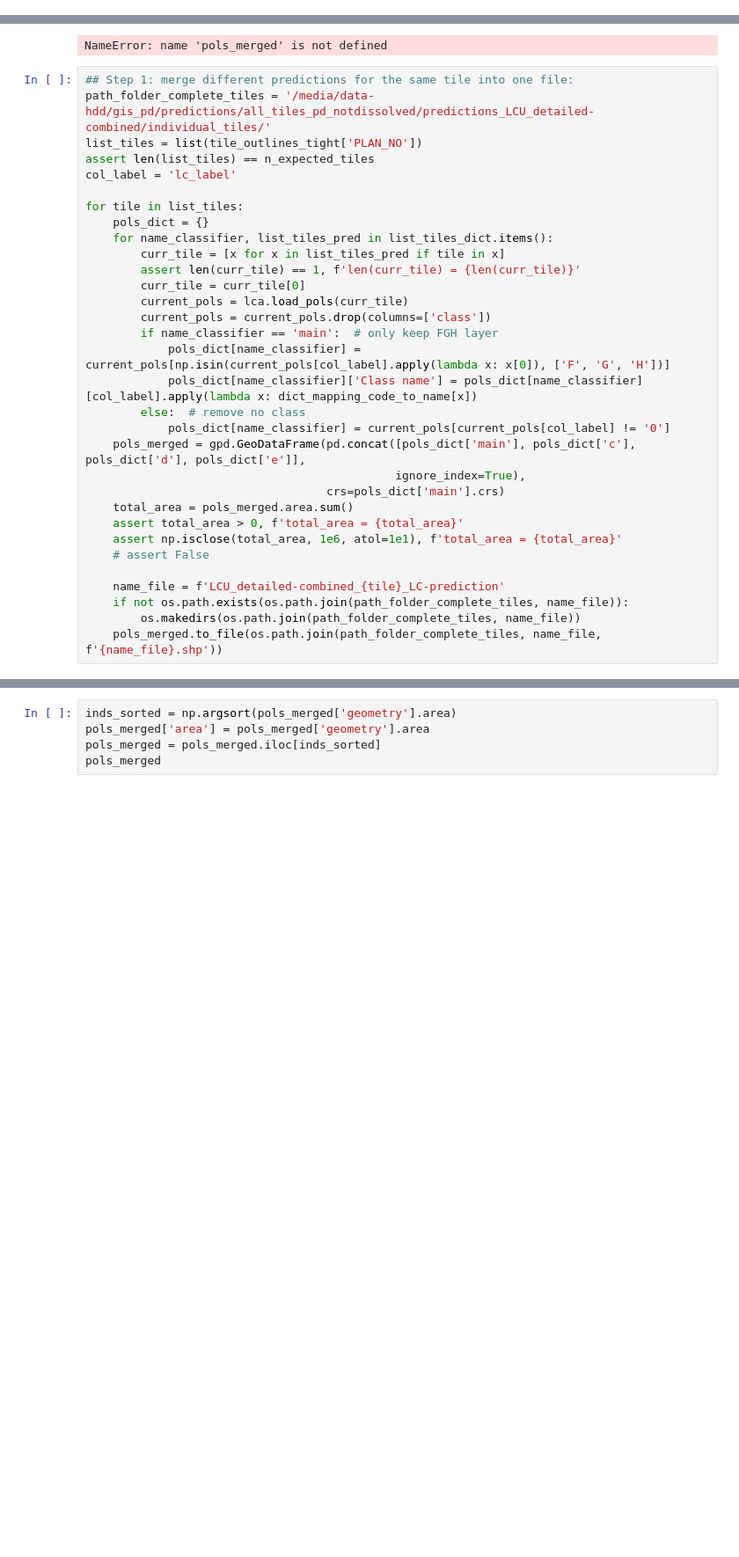
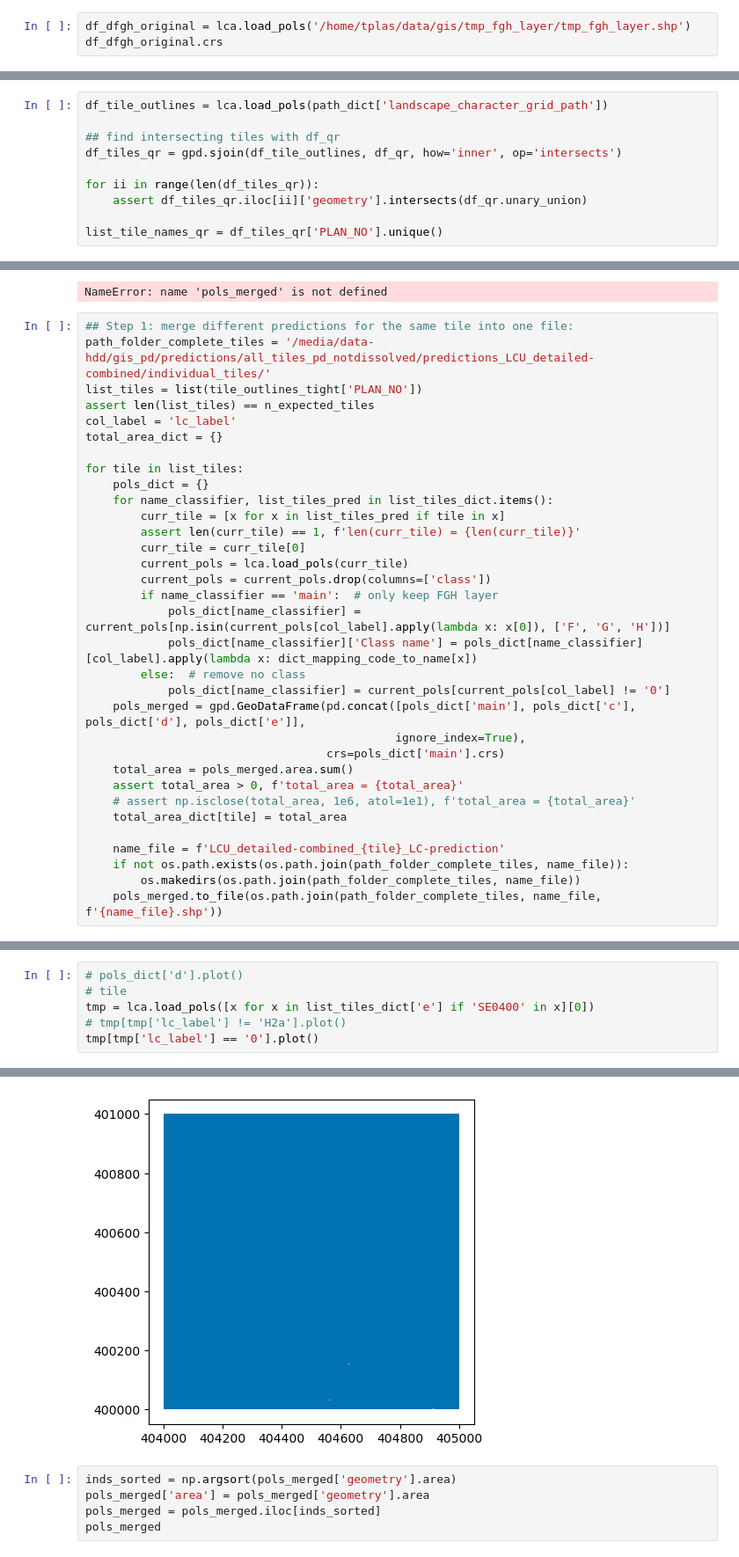
Before and after one commit to pdnpa/cnn-land-cover, a Jupyter notebook: notebooks/Create grids for merger.ipynb, the cells around one changed output, grey strips where cells are left out. Shown at 88% size. Cells and saved outputs as stored; diff of their text form; blank space fills up the shorter version.

```diff
--- a/notebooks/Create grids for merger.ipynb
+++ b/notebooks/Create grids for merger.ipynb
@@ -23,0 +60,3 @@ adding transport
+# %%
+df_dfgh_original = lca.load_pols('/home/tplas/data/gis/tmp_fgh_layer/tmp_fgh_layer.shp')
+df_dfgh_original.crs
@@ -23,0 +108,10 @@ adding transport
+# %%
+df_tile_outlines = lca.load_pols(path_dict['landscape_character_grid_path'])
+
+## find intersecting tiles with df_qr
+df_tiles_qr = gpd.sjoin(df_tile_outlines, df_qr, how='inner', op='intersects')
+
+for ii in range(len(df_tiles_qr)):
+    assert df_tiles_qr.iloc[ii]['geometry'].intersects(df_qr.unary_union)
+
+list_tile_names_qr = df_tiles_qr['PLAN_NO'].unique()
@@ -131,6 +235,7 @@ path_folder_complete_tiles = '/media/data-hdd/gis_pd/predictions/all_tiles_pd_no
 list_tiles = list(tile_outlines_tight['PLAN_NO'])
 assert len(list_tiles) == n_expected_tiles
 col_label = 'lc_label'
+total_area_dict = {}
 
 for tile in list_tiles:
     pols_dict = {}
@@ -150,8 +255,8 @@ for tile in list_tiles:
                                    crs=pols_dict['main'].crs)
     total_area = pols_merged.area.sum()
     assert total_area > 0, f'total_area = {total_area}'
-    assert np.isclose(total_area, 1e6, atol=1e1), f'total_area = {total_area}'
-    # assert False
+    # assert np.isclose(total_area, 1e6, atol=1e1), f'total_area = {total_area}'
+    total_area_dict[tile] = total_area
 
     name_file = f'LCU_detailed-combined_{tile}_LC-prediction'
     if not os.path.exists(os.path.join(path_folder_complete_tiles, name_file)):
@@ -184,0 +283,7 @@ curr_tile
+# %%
+# pols_dict['d'].plot()
+# tile
+tmp = lca.load_pols([x for x in list_tiles_dict['e'] if 'SE0400' in x][0])
+# tmp[tmp['lc_label'] != 'H2a'].plot()
+tmp[tmp['lc_label'] == '0'].plot()
+# %% [output]
@@ -185,3 +291,4 @@ curr_tile
+[figure, added]
 # %%
 inds_sorted = np.argsort(pols_merged['geometry'].area)
 pols_merged['area'] = pols_merged['geometry'].area
```
Also changed, not shown: parts of 15 cells of this notebook.
